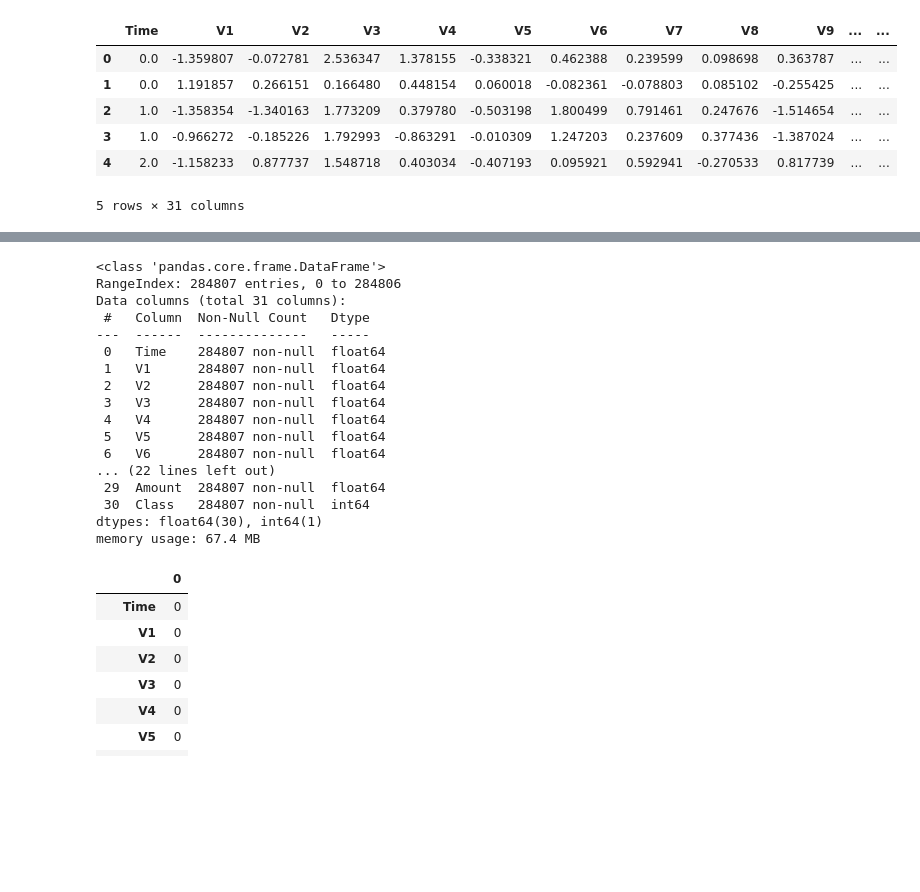
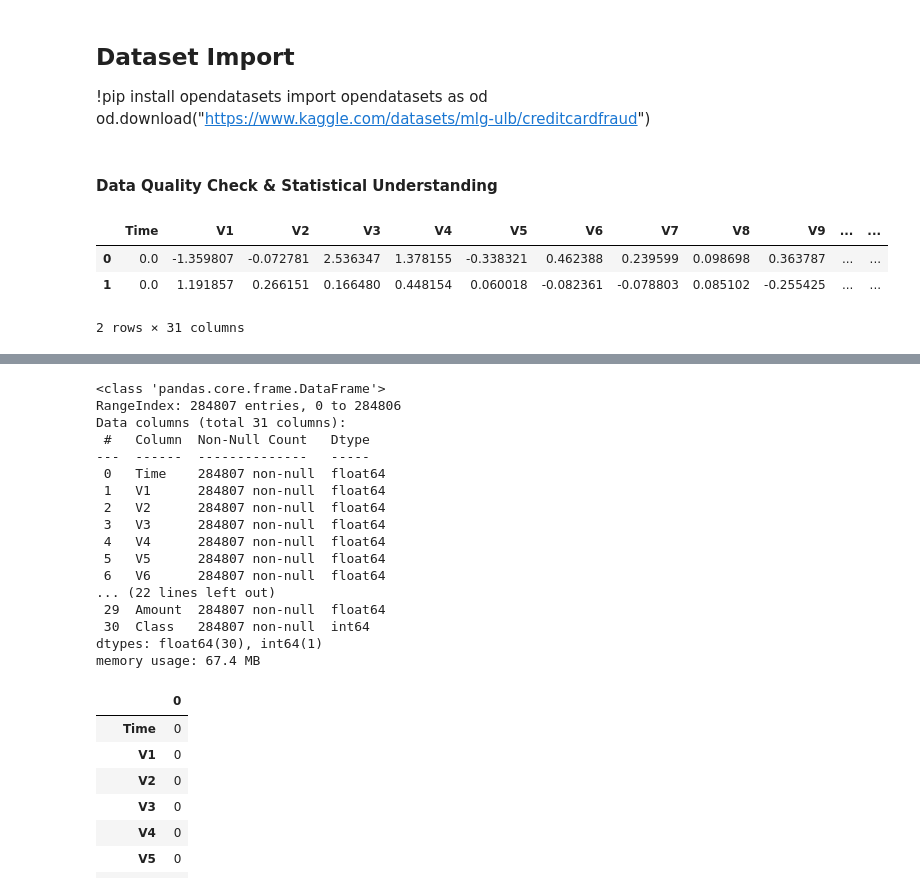
Before and after one commit to mlcodr/Fraud_Detection, a Jupyter notebook: notebooks/fraud_detection_hasnat.ipynb, the cells around one changed output, grey strips where cells are left out. Drawn from its saved outputs; the diff is of its cells as text; code cells hidden in the pictures; blank space fills up the shorter version.

```diff
--- a/notebooks/fraud_detection_hasnat.ipynb
+++ b/notebooks/fraud_detection_hasnat.ipynb
@@ -38,15 +15,19 @@ Downloading creditcardfraud.zip to ./creditcardfraud
+# %% [markdown]
+## Dataset Import
+!pip install opendatasets
+import opendatasets as od
+od.download("https://www.kaggle.com/datasets/mlg-ulb/creditcardfraud")
+# %% [markdown]
+#### **Data Quality Check & Statistical Understanding**
 # %%
 card_data = pd.read_csv("/content/creditcardfraud/creditcard.csv")
 # %%
-card_data.head()
+card_data.head(2)
 # %% [output]
 |  | Time | V1 | V2 | V3 | V4 | V5 | V6 | V7 | V8 | V9 | ... | ... |
 | 0 | 0.0 | -1.359807 | -0.072781 | 2.536347 | 1.378155 | -0.338321 | 0.462388 | 0.239599 | 0.098698 | 0.363787 | ... | ... |
 | 1 | 0.0 | 1.191857 | 0.266151 | 0.166480 | 0.448154 | 0.060018 | -0.082361 | -0.078803 | 0.085102 | -0.255425 | ... | ... |
-| 2 | 1.0 | -1.358354 | -1.340163 | 1.773209 | 0.379780 | -0.503198 | 1.800499 | 0.791461 | 0.247676 | -1.514654 | ... | ... |
-| 3 | 1.0 | -0.966272 | -0.185226 | 1.792993 | -0.863291 | -0.010309 | 1.247203 | 0.237609 | 0.377436 | -1.387024 | ... | ... |
-| 4 | 2.0 | -1.158233 | 0.877737 | 1.548718 | 0.403034 | -0.407193 | 0.095921 | 0.592941 | -0.270533 | 0.817739 | ... | ... |
-5 rows × 31 columns
+2 rows × 31 columns
 # %%
 card_data.tail(2)
 # %% [output]
@@ -54,26 +35,27 @@ card_data.tail(2)
 | 284805 | 172788.0 | -0.240440 | 0.530483 | 0.702510 | 0.689799 | -0.377961 | 0.623708 | -0.686180 | 0.679145 | 0.392087 | ... | ... |
 | 284806 | 172792.0 | -0.533413 | -0.189733 | 0.703337 | -0.506271 | -0.012546 | -0.649617 | 1.577006 | -0.414650 | 0.486180 | ... | ... |
 2 rows × 31 columns
-# %%
-card_data.info()
-# %% [output]
-<class 'pandas.core.frame.DataFrame'>
-RangeIndex: 284807 entries, 0 to 284806
-Data columns (total 31 columns):
- #   Column  Non-Null Count   Dtype
----  ------  --------------   -----
- 0   Time    284807 non-null  float64
- 1   V1      284807 non-null  float64
- 2   V2      284807 non-null  float64
- 3   V3      284807 non-null  float64
- 4   V4      284807 non-null  float64
- 5   V5      284807 non-null  float64
- 6   V6      284807 non-null  float64
-... (22 lines left out)
- 29  Amount  284807 non-null  float64
- 30  Class   284807 non-null  int64
-dtypes: float64(30), int64(1)
-memory usage: 67.4 MB
+# %%
+## This shows us the info about the Dataframe
+card_data.info()
+# %% [output]
+<class 'pandas.core.frame.DataFrame'>
+RangeIndex: 284807 entries, 0 to 284806
+Data columns (total 31 columns):
+ #   Column  Non-Null Count   Dtype
+---  ------  --------------   -----
+ 0   Time    284807 non-null  float64
+ 1   V1      284807 non-null  float64
+ 2   V2      284807 non-null  float64
+ 3   V3      284807 non-null  float64
+ 4   V4      284807 non-null  float64
+ 5   V5      284807 non-null  float64
+ 6   V6      284807 non-null  float64
+... (22 lines left out)
+ 29  Amount  284807 non-null  float64
+ 30  Class   284807 non-null  int64
+dtypes: float64(30), int64(1)
+memory usage: 67.4 MB
 # %%
 ## Checking the number of missing values in each column
 card_data.isnull().sum()
```
Also changed, not shown: parts of 8 cells of this notebook.
